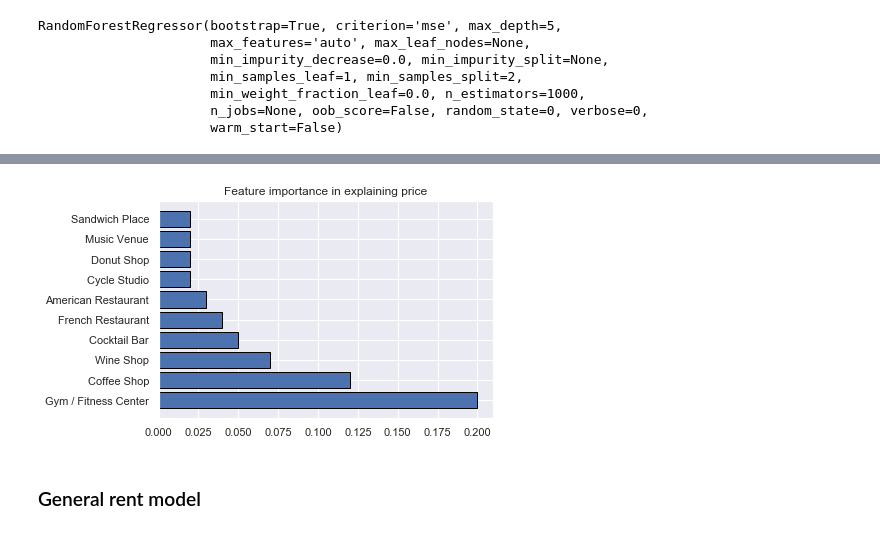
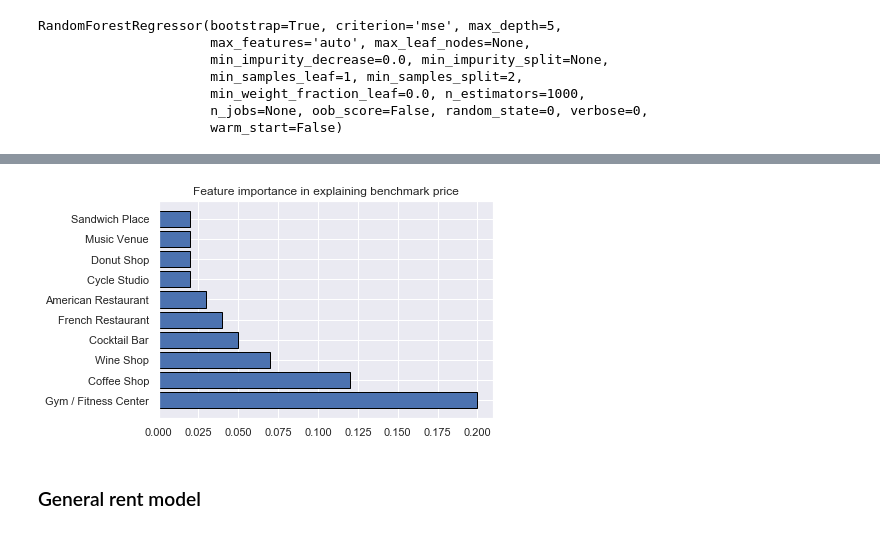
Before and after one commit to allaccountstaken/predicting_urban_home_values, a Jupyter notebook: Predicting Home Values Using Venues.ipynb, the cells around one changed output, grey strips where cells are left out. Saved outputs shown, nothing was run; the diff lists cells and outputs as text; code cells hidden in the pictures.

```diff
--- a/Predicting Home Values Using Venues.ipynb
+++ b/Predicting Home Values Using Venues.ipynb
@@ -187,7 +188,7 @@ Splitting by boroughs confirms this idea. When looking at the slope of regressio
 # %% [markdown]
 ### Algorithmic *k*-means clustering
 # %%
-k_means = KMeans(init="k-means++", n_clusters=3, n_init=12)
+k_means = KMeans(init="k-means++", n_clusters=2, n_init=12)
 k_means.fit(df_nyc_prices_rents[['Price', 'Rent']])
 # %% [output]
 KMeans(algorithm='auto', copy_x=True, init='k-means++', max_iter=300,
@@ -629,11 +701,11 @@ feature_importances = sorted(feature_importances, key = lambda x: x[1], reverse
 # %%
 x_val = [x[0] for x in feature_importances[0:10]]
 y_val = [x[1] for x in feature_importances[0:10]]
 plt.barh(x_val,y_val, edgecolor='black')
-plt.title('Feature importance in explaining price')
+plt.title('Feature importance in explaining benchmark price')
 plt.show()
 # %% [output]
-[figure, old version]
+[figure, new version]
 # %% [markdown]
 ### General rent model
 # %%
```
Also changed, not shown: parts of 34 cells of this notebook, 20 other files.
